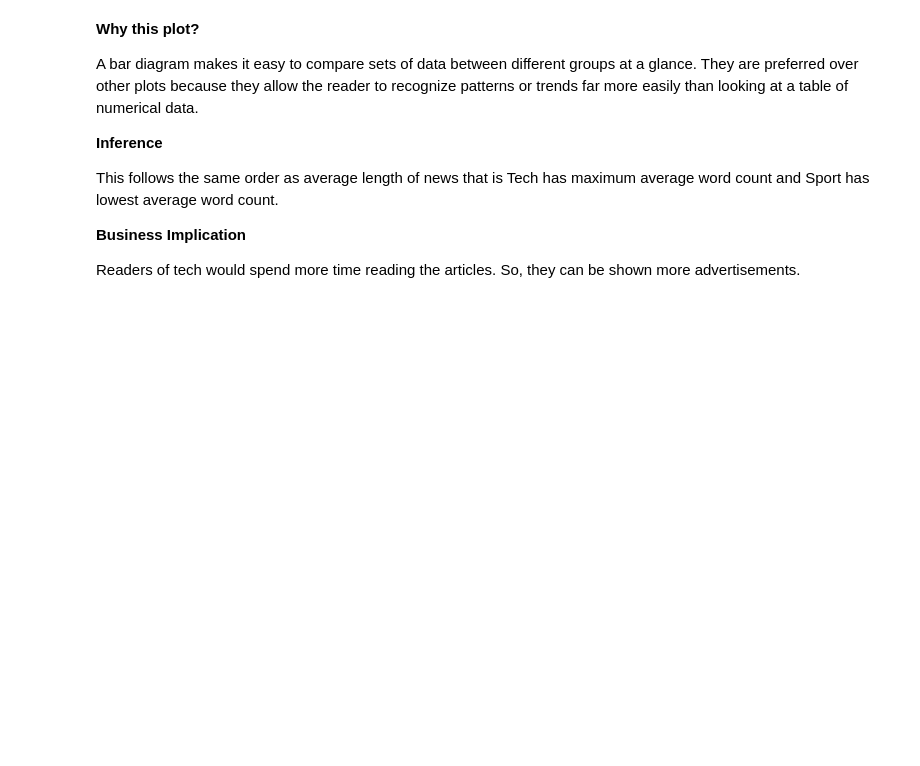
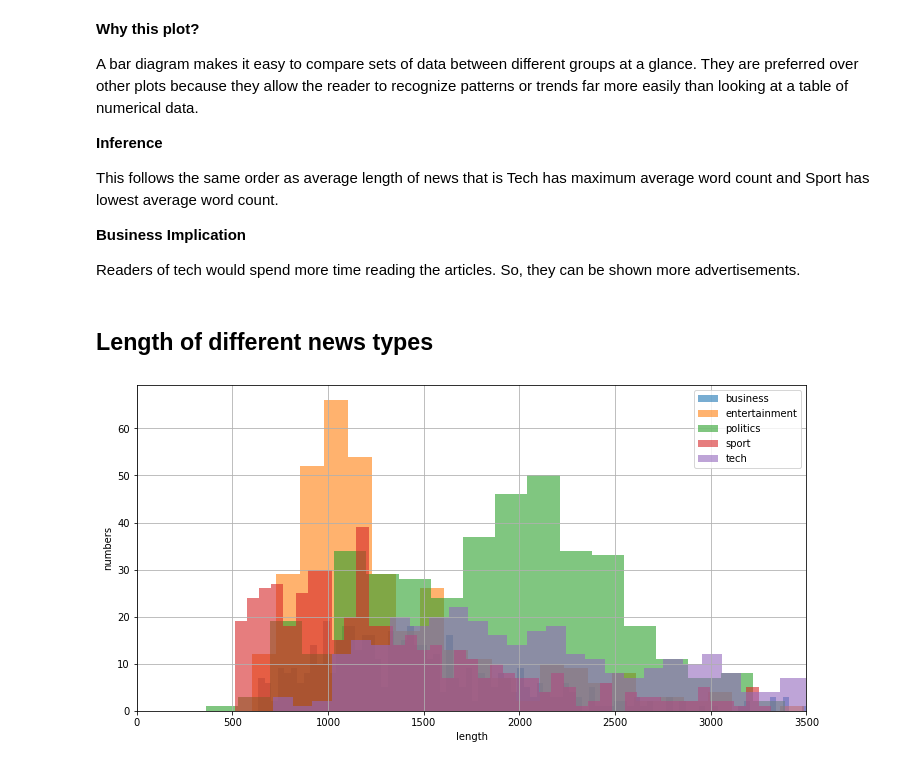
Before and after one commit to AshutoshKumarDubey/Topic_modeling_on_news_Articles, a Jupyter notebook: Topic_Modelling_on_News_Articles_BY_Ashutosh_Kumar_Dubey.ipynb, the cells around one changed output. Cells and saved outputs as stored; diff of their text form; code cells hidden in the pictures; blank space fills up the shorter version.

```diff
--- a/Topic_Modelling_on_News_Articles_BY_Ashutosh_Kumar_Dubey.ipynb
+++ b/Topic_Modelling_on_News_Articles_BY_Ashutosh_Kumar_Dubey.ipynb
@@ -391,3 +391,30 @@ This follows the same order as average length of news that is Tech has maximum a
 <u/>**Business Implication**</u>
 
 Readers of tech would spend more time reading the articles. So, they can be shown more advertisements.
+# %%
+# Creating new dataframes with different news type
+bbc_business = bbc_copy[bbc_copy['Category'] == 'business']
+bbc_entertainment = bbc_copy[bbc_copy['Category'] == 'entertainment']
+bbc_politics = bbc_copy[bbc_copy['Category'] == 'politics']
+bbc_sport = bbc_copy[bbc_copy['Category'] == 'sport']
+bbc_tech = bbc_copy[bbc_copy['Category'] == 'tech']
+# %% [markdown]
+## **Length of different news types**
+# %%
+# creating histogram to see the length of words in different types of news
+import matplotlib
+matplotlib.rcParams['figure.figsize'] = (12.0, 6.0)
+bins = 100
+plt.hist(bbc_business['length'], alpha = 0.6, bins=bins, label='business')
+plt.hist(bbc_entertainment['length'], alpha = 0.6, bins=bins, label='entertainment')
+plt.hist(bbc_politics['length'], alpha = 0.6, bins=bins, label='politics')
+plt.hist(bbc_sport['length'], alpha = 0.6, bins=bins, label='sport')
+plt.hist(bbc_tech['length'], alpha = 0.6, bins=bins, label='tech')
+plt.xlabel('length')
+plt.ylabel('numbers')
+plt.legend(loc='upper right')
+plt.xlim(0,3500)
+plt.grid()
+plt.show()
+# %% [output]
+[figure, added]
```
Also changed, not shown: parts of 13 cells of this notebook.
